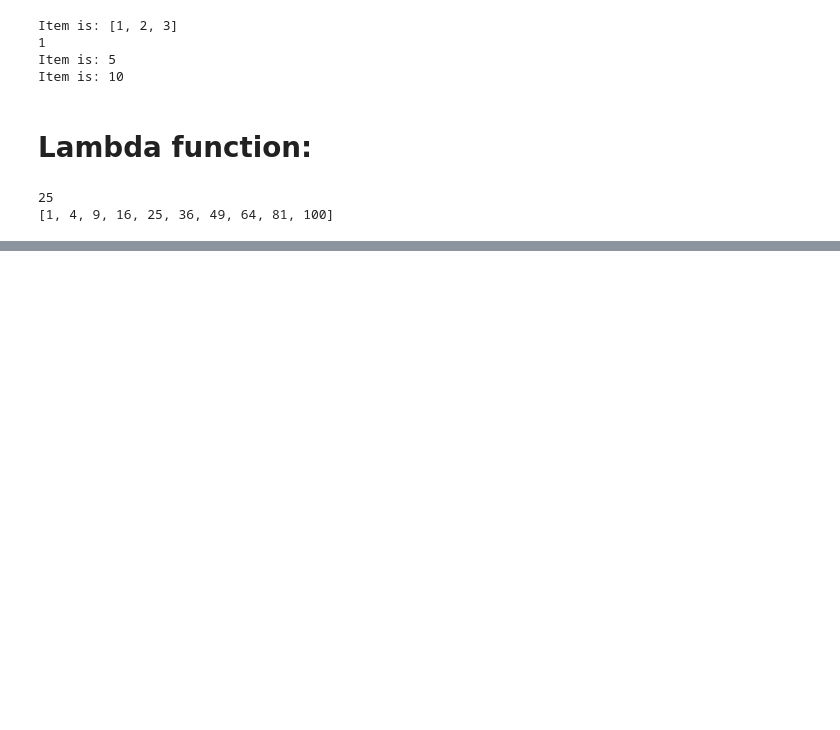
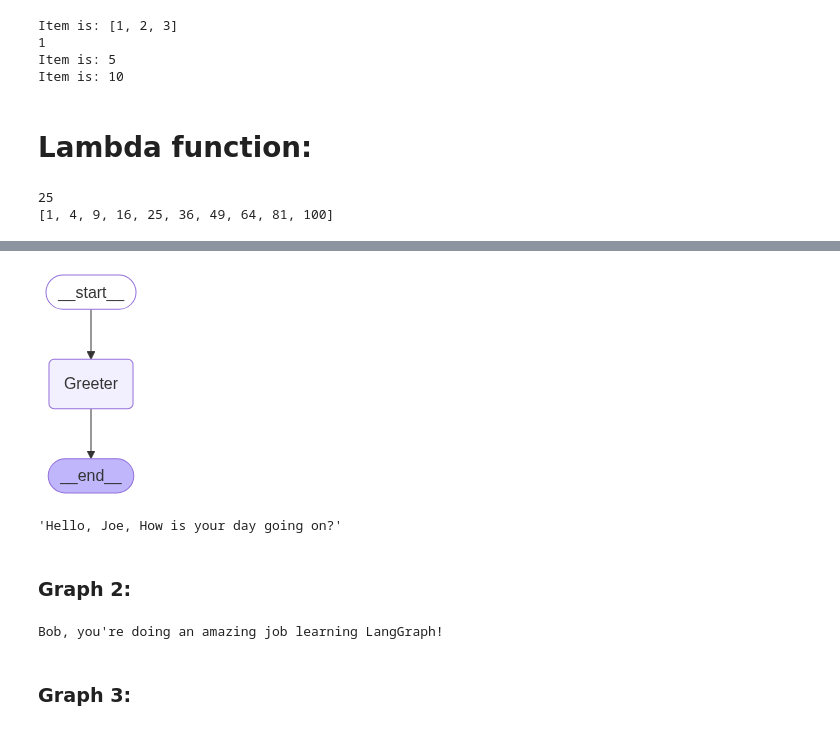
Before and after one commit to Mohammedkh97/LangGraph-Complex-AI-Agents-with-Python, a Jupyter notebook: demo-NB.ipynb, the cells around one changed output, grey strips where cells are left out. Saved outputs shown, nothing was run; the diff lists cells and outputs as text; code cells hidden in the pictures; blank space fills up the shorter version.

Commit message:
Explain and Build many Graphs using Agent States

```diff
--- a/demo-NB.ipynb
+++ b/demo-NB.ipynb
@@ -202,0 +295,28 @@ print(squares)
+# %%
+from typing import TypedDict, Any, Optional
+from langgraph.graph import StateGraph
+
+
+class AgentState(TypedDict):  # Our state schema
+    message: str
+
+
+def greeting_node(state: AgentState) -> AgentState:
+    """Simple node that adds a greeting message to the state"""
+
+    state['message'] = "Hello, "  + state['message'] + ", How is your day going on?"
+
+    return state
+# %%
+graph = StateGraph(AgentState)
+graph.add_node("Greeter", greeting_node)
+graph.set_entry_point("Greeter")
+graph.set_finish_point("Greeter")
+
+app = graph.compile()
+# %%
+from IPython.display import Image, display
+png_bytes = app.get_graph().draw_mermaid_png()
+display(Image(png_bytes))
+# %% [output]
+[figure, added]
@@ -202,0 +329,6 @@ print(squares)
+# %%
+result["message"]
+# %% [output]
+'Hello, Joe, How is your day going on?'
+# %% [markdown]
+### Graph 2:
@@ -202,0 +362,10 @@ print(squares)
+# %%
+# --- Run the graph ---
+initial_state: AgentState = {"name": "Bob", "compliment": ""}
+final_state = app.invoke(initial_state)  # app() works too depending on version
+
+print(final_state["compliment"])
+# %% [output]
+Bob, you're doing an amazing job learning LangGraph!
+# %% [markdown]
+### Graph 3:
```
Also changed, not shown: parts of 112 cells of this notebook.
